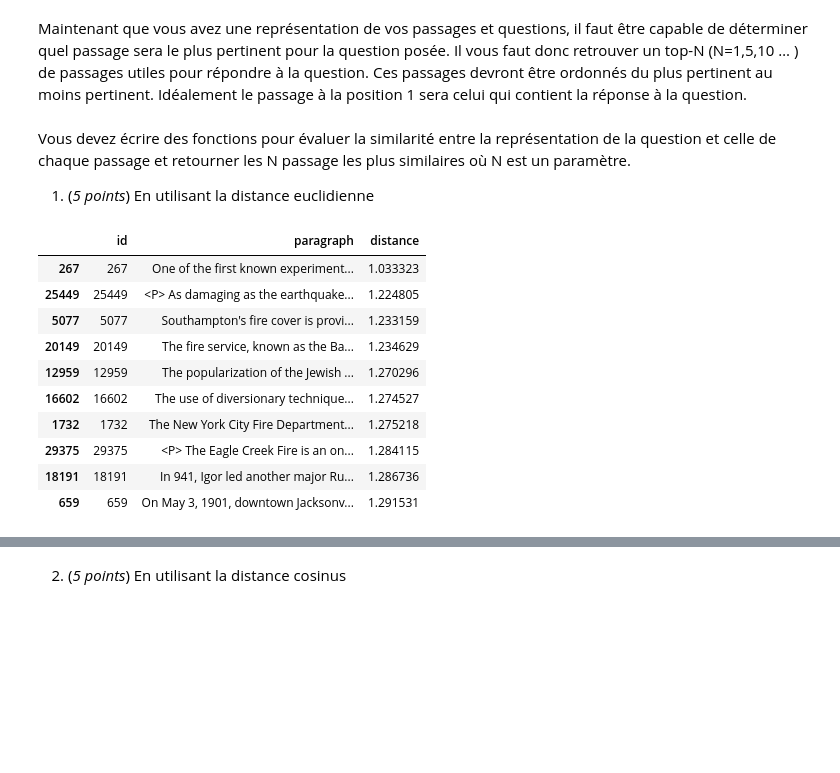
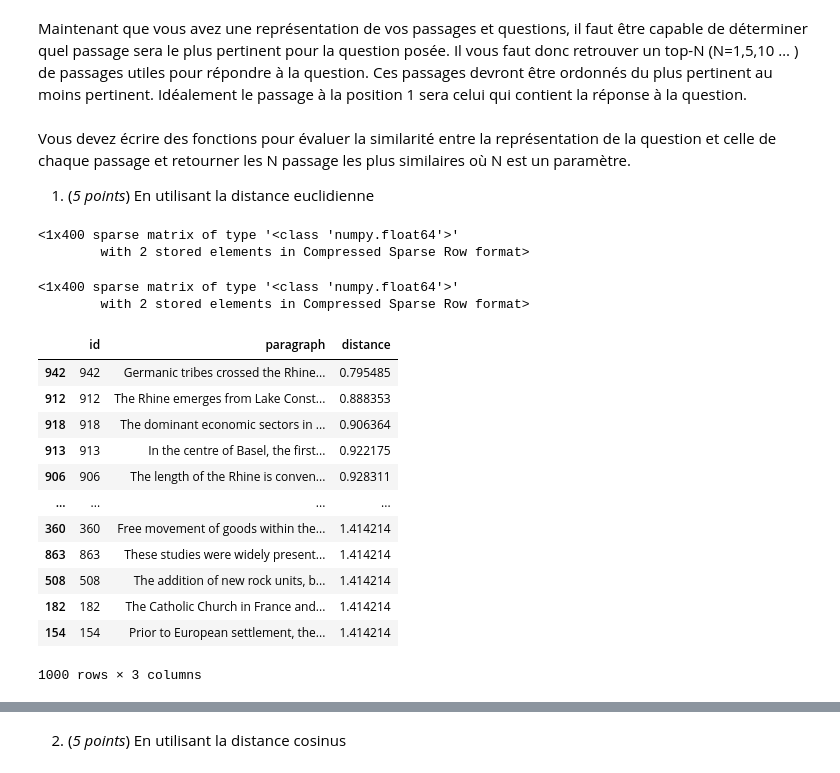
Before and after one commit to nabil-dbz/INF8460, a Jupyter notebook: TP1/inf8460_A21_TP1.ipynb, the cells around one changed output, grey strips where cells are left out. Cells and saved outputs as stored; diff of their text form; code cells hidden in the pictures; blank space fills up the shorter version.

```diff
--- a/TP1/inf8460_A21_TP1.ipynb
+++ b/TP1/inf8460_A21_TP1.ipynb
@@ -240,6 +287,11 @@ def process_question(question, vectorizer) :
     preprocessed_question = [text_preprocessor(question)]
     return vectorizer.transform(preprocessed_question)
 # %%
-#An example of a processed question with the first model
-tfidf_question_M1 = process_question("Philo of Byzantium ____ surmised that air converted to fire", vectorizer_M1)
+#Un exemple d'application pour le premier modèle
+tfidf_question_M1 = process_question("Which section of the Rhine is most factories found?", vectorizer_M1)
+# %%
+tfidf_question_M1
+# %% [output]
+<1x400 sparse matrix of type '<class 'numpy.float64'>'
+        with 2 stored elements in Compressed Sparse Row format>
 # %%
@@ -248,2 +300,7 @@ tfidf_question_M2 = process_question("Philo of Byzantium ____ surmised that air
+# %%
+tfidf_question_M2
+# %% [output]
+<1x400 sparse matrix of type '<class 'numpy.float64'>'
+        with 2 stored elements in Compressed Sparse Row format>
 # %%
 def question_answer(tfidf_question, tfidf_corpus, data_corpus, distance, top_N) :
@@ -255,18 +312,20 @@ def question_answer(tfidf_question, tfidf_corpus, data_corpus, distance, top_N)
     sorted_data_corpus = data_corpus_copy.sort_values(by='distance')
     return sorted_data_corpus[0:top_N]
 # %%
-#Answers returned by the first model with euclidean distance
-question_answer(tfidf_question_M1, tfidf_M1, data_corpus[0:index_to_cut], euclidean_distances, top_N)
+#Exemple de réponses pour le premier modèle et la distance euclidienne
+question_answer(tfidf_question_M1, tfidf_M1, data_corpus[0:index_to_cut], euclidean_distances, 1000)
 # %% [output]
 |  | id | paragraph | distance |
-| 267 | 267 | One of the first known experiment... | 1.033323 |
-| 25449 | 25449 | <P> As damaging as the earthquake... | 1.224805 |
-| 5077 | 5077 | Southampton's fire cover is provi... | 1.233159 |
-| 20149 | 20149 | The fire service, known as the Ba... | 1.234629 |
-| 12959 | 12959 | The popularization of the Jewish ... | 1.270296 |
-| 16602 | 16602 | The use of diversionary technique... | 1.274527 |
-| 1732 | 1732 | The New York City Fire Department... | 1.275218 |
-| 29375 | 29375 | <P> The Eagle Creek Fire is an on... | 1.284115 |
-| 18191 | 18191 | In 941, Igor led another major Ru... | 1.286736 |
-| 659 | 659 | On May 3, 1901, downtown Jacksonv... | 1.291531 |
+| 942 | 942 | Germanic tribes crossed the Rhine... | 0.795485 |
+| 912 | 912 | The Rhine emerges from Lake Const... | 0.888353 |
+| 918 | 918 | The dominant economic sectors in ... | 0.906364 |
+| 913 | 913 | In the centre of Basel, the first... | 0.922175 |
+| 906 | 906 | The length of the Rhine is conven... | 0.928311 |
+| ... | ... | ... | ... |
+| 360 | 360 | Free movement of goods within the... | 1.414214 |
+| 863 | 863 | These studies were widely present... | 1.414214 |
+| 508 | 508 | The addition of new rock units, b... | 1.414214 |
+| 182 | 182 | The Catholic Church in France and... | 1.414214 |
+| 154 | 154 | Prior to European settlement, the... | 1.414214 |
+1000 rows × 3 columns
 # %%
```
Also changed, not shown: parts of 40 cells of this notebook, 2 other files.
